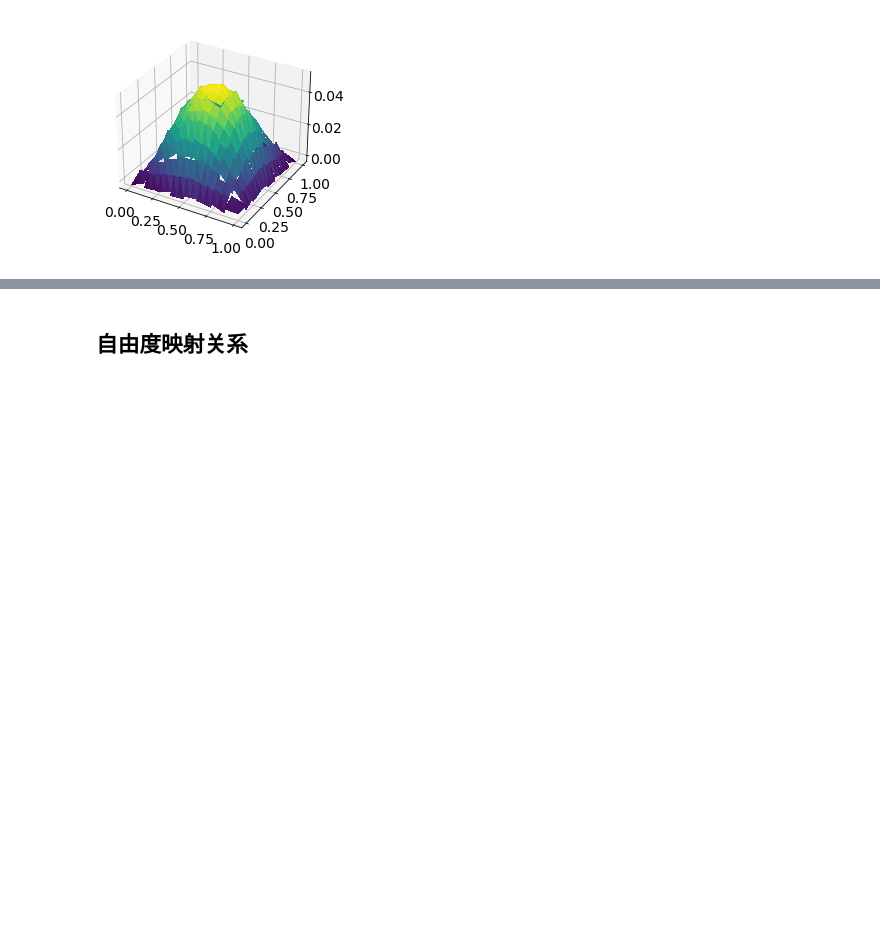
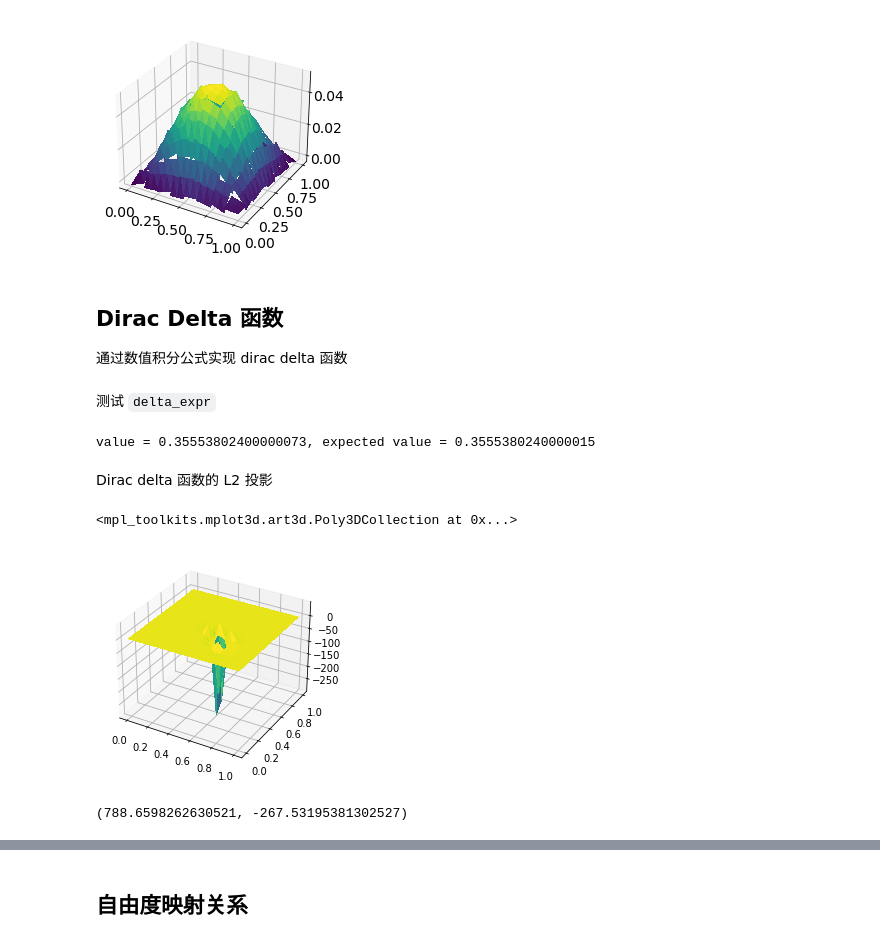
Before and after one commit to lrtfm/notes-for-firedrake, a Jupyter notebook: 02_firedrake_intro.ipynb, the cells around one changed output, grey strips where cells are left out. Saved outputs shown, nothing was run; the diff lists cells and outputs as text; code cells hidden in the pictures; blank space fills up the shorter version.

```diff
--- a/02_firedrake_intro.ipynb
+++ b/02_firedrake_intro.ipynb
@@ -1051,3 +1051,7 @@ trisurf(u_h, axes=ax)
 # %% [output]
 <mpl_toolkits.mplot3d.art3d.Poly3DCollection at 0x...>
 [figure]
+# %% [markdown]
+## Dirac Delta 函数
+
+通过数值积分公式实现 dirac delta 函数
@@ -1053,0 +1126,43 @@ trisurf(u_h, axes=ax)
+# %% [markdown]
+测试 `delta_expr`
+# %%
+def test_dirca_delta():
+    test_mesh = RectangleMesh(10, 10, 1, 1)
+    V = FunctionSpace(test_mesh, 'CG', 3)
+    x1 = 0.683
+    x2 = 0.333
+    source = Constant([x1,x2])
+    x0 = source
+    delta = delta_expr(test_mesh, source)
+
+    x, y = SpatialCoordinate(test_mesh)
+    g = Function(V).interpolate(x**3 + y**3)
+
+    expected_value =  g.at([x1, x2])
+    value = assemble(delta(g))
+    PETSc.Sys.Print(f"value = {value}, expected value = {expected_value}")
+
+
+test_dirca_delta()
+# %% [output]
+value = 0.35553802400000073, expected value = 0.3555380240000015
+# %% [markdown]
+Dirac delta 函数的 L2 投影
+# %%
+test_mesh = RectangleMesh(10, 10, 1, 1)
+V = FunctionSpace(test_mesh, 'CG', 3)
+delta = delta_expr(test_mesh, [0.638, 0.33])
+bc = DirichletBC(V, 0, 'on_boundary')
+u, v = TrialFunction(V), TestFunction(V)
+sol = Function(V)
+solve(u*conj(v)*dx == delta(conj(v)), sol, bcs=bc)
+
+fig, ax = plt.subplots(figsize=[8, 4], subplot_kw=dict(projection='3d'))
+trisurf(sol, axes=ax)
+# %% [output]
+<mpl_toolkits.mplot3d.art3d.Poly3DCollection at 0x...>
+[figure, added]
+# %%
+sol.dat.data.max(), sol.dat.data.min()
+# %% [output]
+(788.6598262630521, -267.53195381302527)
```
Also changed, not shown: parts of 24 cells of this notebook, 1 other file.
